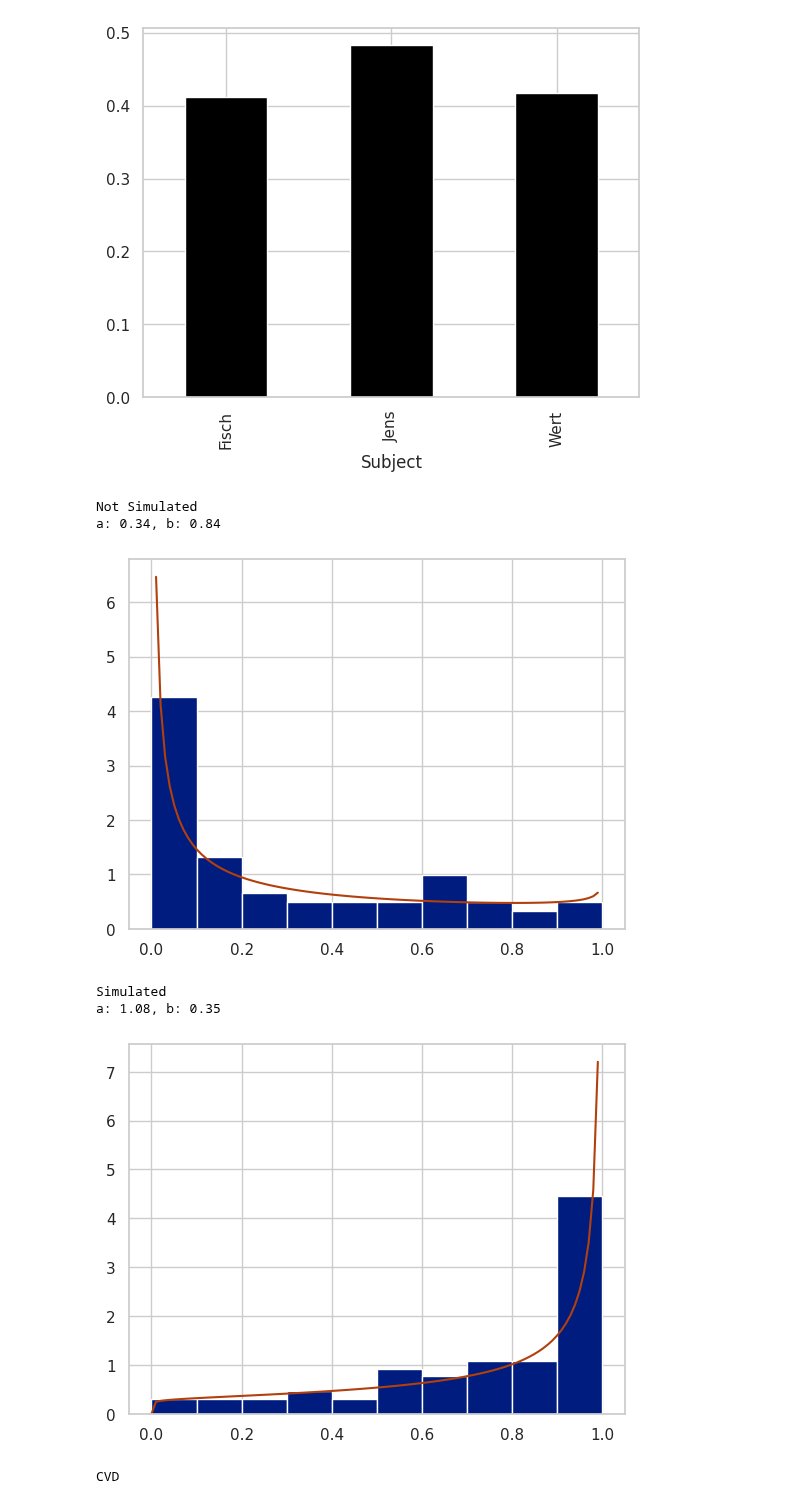
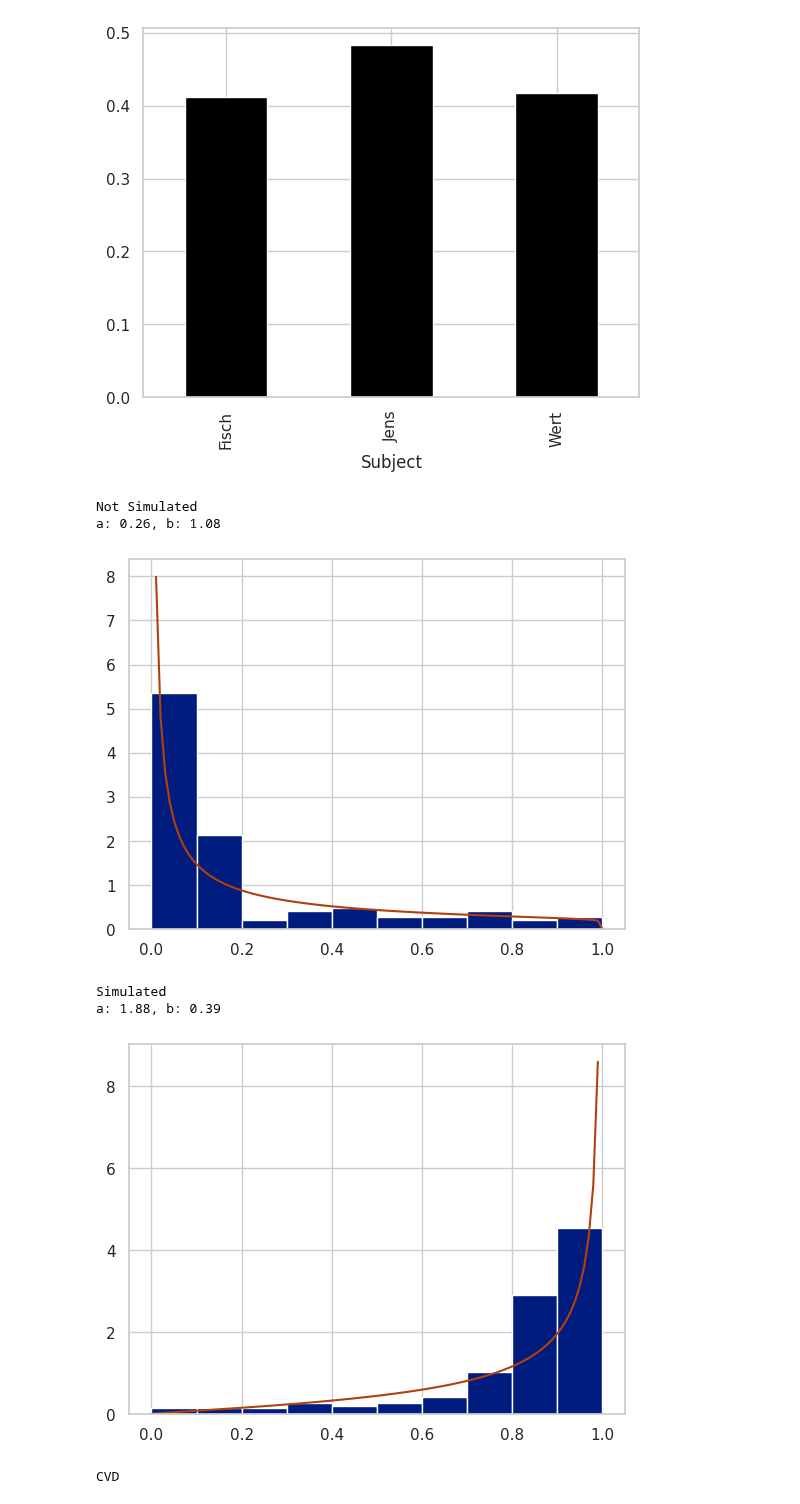
Before and after one commit to TimBerti/ssvep-cvd, a Jupyter notebook: notebooks/svm_eval.ipynb, the cells around one changed output. Saved outputs shown, nothing was run; the diff lists cells and outputs as text; code cells hidden in the pictures.

```diff
--- a/notebooks/svm_eval.ipynb
+++ b/notebooks/svm_eval.ipynb
@@ -39,6 +41,9 @@ pipeline = Pipeline([
 ])
 
 pipeline.fit(X_train, y_train);
+# %%
+y_pred_train = pipeline.predict(X_train)
+y_pred_proba_train = pipeline.predict_proba(X_train)
 # %%
 X_test = np.load('../data/X_test.npy')
 y_test = np.load('../data/y_test.npy')
@@ -175,8 +180,8 @@ AUC ROC: 0.47
 [figure]
 [figure]
 # %%
-simulated = y_pred_proba[y_test == 1][:, 1]
-not_simulated = y_pred_proba[y_test == 0][:, 1]
+simulated = y_pred_proba_train[y_train == 1][:, 1]
+not_simulated = y_pred_proba_train[y_train == 0][:, 1]
 
 simulated = np.concatenate((simulated, np.linspace(0, 1, 20)))
 not_simulated = np.concatenate((not_simulated, np.linspace(0, 1, 20)))
@@ -190,35 +195,35 @@ mu_simulated = np.mean(simulated)
 sigma_simulated = np.std(simulated)
 a_simulated = mu_simulated*(mu_simulated*(1-mu_simulated)/sigma_simulated**2 - 1)
 b_simulated = (1-mu_simulated)*(mu_simulated*(1-mu_simulated)/sigma_simulated**2 - 1)
 
 # regularization_strength = 0.25
 # a_not_simulated += regularization_strength * (1 - a_not_simulated)
 # b_not_simulated += regularization_strength * (1 - b_not_simulated)
 # a_simulated += regularization_strength * (1 - a_simulated)
 # b_simulated += regularization_strength * (1 - b_simulated)
 
 print('Not Simulated')
 print(f'a: {a_not_simulated:.2f}, b: {b_not_simulated:.2f}')
 plt.hist(not_simulated, density=True)
 plt.plot(np.linspace(0, 1, 100), beta.pdf(np.linspace(0, 1, 100), a_not_simulated, b_not_simulated))
 plt.show()
 
 print('Simulated')
 print(f'a: {a_simulated:.2f}, b: {b_simulated:.2f}')
 plt.hist(simulated, density=True)
 plt.plot(np.linspace(0, 1, 100), beta.pdf(np.linspace(0, 1, 100), a_simulated, b_simulated))
 plt.show()
 
 print('CVD')
 plt.hist(y_pred_proba_cvd[y_cvd == 0][:, 1], density=True)
 plt.plot(np.linspace(0, 1, 100), beta.pdf(np.linspace(0, 1, 100), a_not_simulated, b_not_simulated))
 plt.plot(np.linspace(0, 1, 100), beta.pdf(np.linspace(0, 1, 100), a_simulated, b_simulated))
 plt.show()
 # %% [output]
 Not Simulated
-a: 0.34, b: 0.84
+a: 0.26, b: 1.08
-[figure, old version]
+[figure, new version]
 Simulated
-a: 1.08, b: 0.35
+a: 1.88, b: 0.39
-[figure, old version]
+[figure, new version]
 CVD
```
Also changed, not shown: parts of 5 cells of this notebook, 1 other file.
